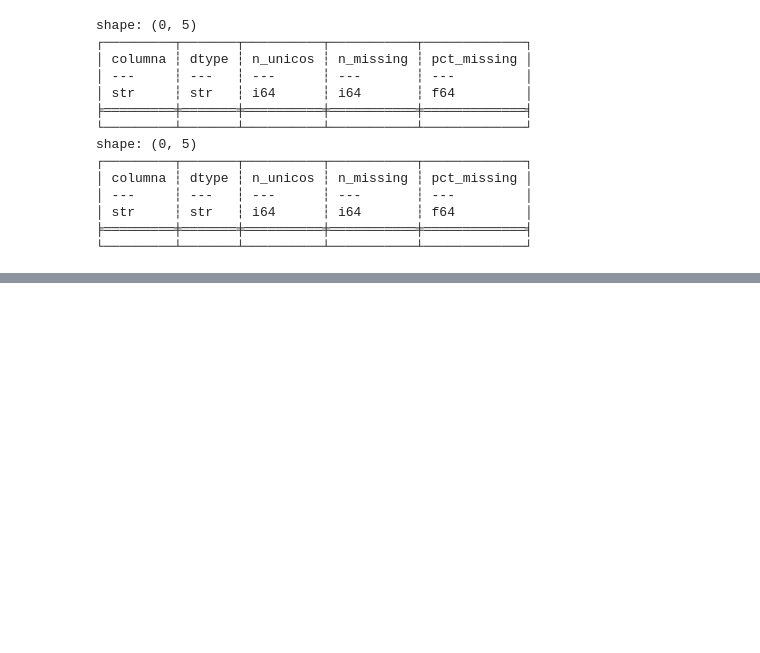
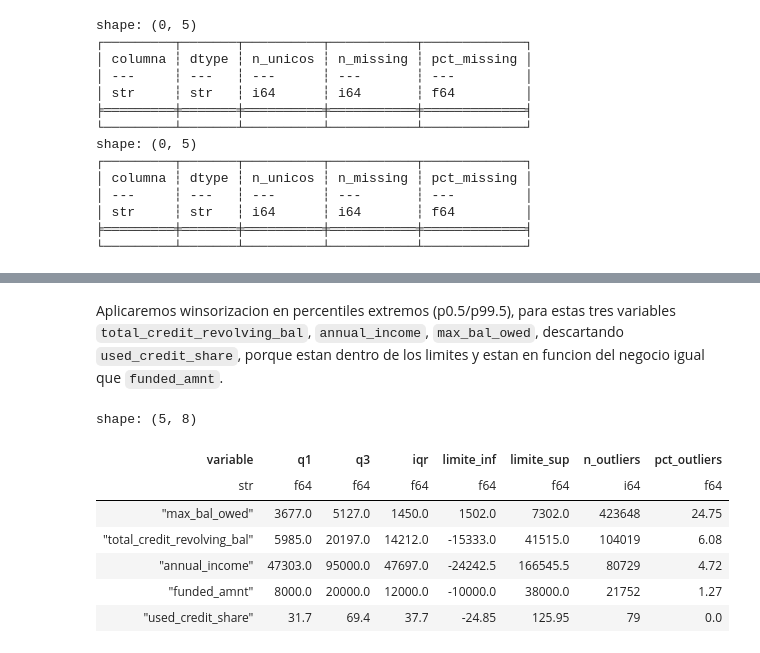
Before and after one commit to antonio-xrp/Expected_Credit_Loss, a Jupyter notebook: notebooks/02_preprocessing.ipynb, the cells around one changed output, grey strips where cells are left out. Drawn from its saved outputs; the diff is of its cells as text; code cells hidden in the pictures; blank space fills up the shorter version.

```diff
--- a/notebooks/02_preprocessing.ipynb
+++ b/notebooks/02_preprocessing.ipynb
@@ -357,0 +343,63 @@ shape: (9, 30)
+# %% [markdown]
+Aplicaremos winsorizacion en percentiles extremos (p0.5/p99.5), para estas tres variables `total_credit_revolving_bal`, `annual_income`, `max_bal_owed`, descartando `used_credit_share`, porque estan dentro de los limites y estan en funcion del negocio igual que `funded_amnt`.
+# %%
+outlier_candidates = ['annual_income',
+         'funded_amnt',
+         'total_credit_revolving_bal',
+        'max_bal_owed',
+         'used_credit_share']
+
+
+def iqr_outlier_summary(
+    df: pl.DataFrame,
+    cols: list[str],
+    k: float = 1.5
+) -> pl.DataFrame:
+    """Resume outliers mediante el criterio IQR de Tukey."""
+
+    rows = []
+
+    for col in cols:
+        q1 = df[col].quantile(0.25)
+        q3 = df[col].quantile(0.75)
+        iqr = q3 - q1
+
+        lower = q1 - k * iqr
+        upper = q3 + k * iqr
+
+        n_outliers = df.filter(
+            (pl.col(col) < lower) |
+            (pl.col(col) > upper)
+        ).height
+
+        rows.append({
+            "variable": col,
+            "q1": q1,
+            "q3": q3,
+            "iqr": iqr,
+            "limite_inf": lower,
+            "limite_sup": upper,
+            "n_outliers": n_outliers,
+            "pct_outliers": round(
+                n_outliers / df.height * 100,
+                2
+            ),
+        })
+
+    return (
+        pl.DataFrame(rows)
+        .sort("pct_outliers", descending=True)
+    )
+
+iqr_summary = iqr_outlier_summary(X_train, outlier_candidates)
+
+iqr_summary
+# %% [output]
+shape: (5, 8)
+| variable | q1 | q3 | iqr | limite_inf | limite_sup | n_outliers | pct_outliers |
+| str | f64 | f64 | f64 | f64 | f64 | i64 | f64 |
+| "max_bal_owed" | 3677.0 | 5127.0 | 1450.0 | 1502.0 | 7302.0 | 423648 | 24.75 |
+| "total_credit_revolving_bal" | 5985.0 | 20197.0 | 14212.0 | -15333.0 | 41515.0 | 104019 | 6.08 |
+| "annual_income" | 47303.0 | 95000.0 | 47697.0 | -24242.5 | 166545.5 | 80729 | 4.72 |
+| "funded_amnt" | 8000.0 | 20000.0 | 12000.0 | -10000.0 | 38000.0 | 21752 | 1.27 |
+| "used_credit_share" | 31.7 | 69.4 | 37.7 | -24.85 | 125.95 | 79 | 0.0 |
```
Also changed, not shown: parts of 19 cells of this notebook, 1 other file.
